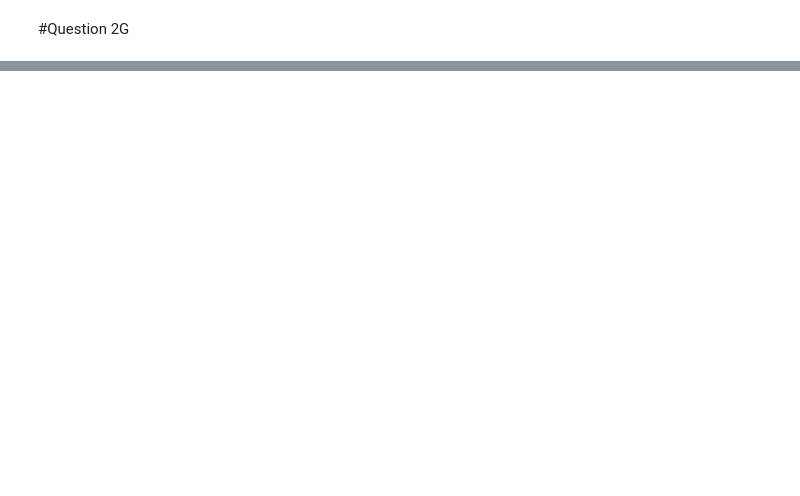
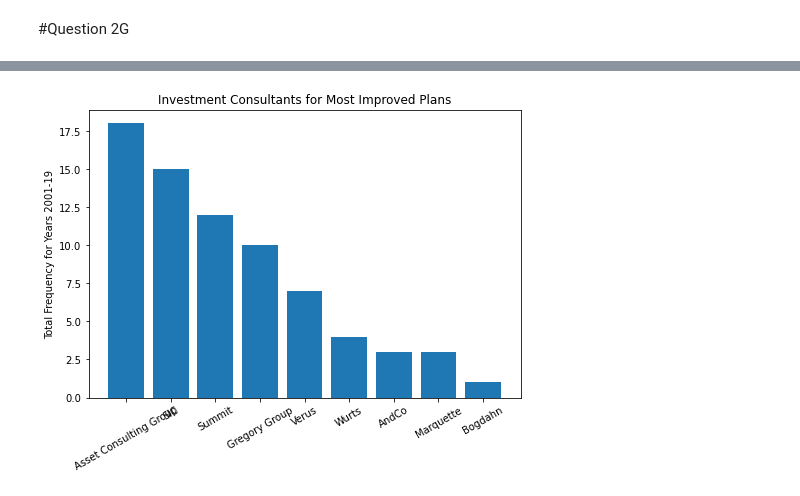
Before and after one commit to DeltaDeutsch/PPD-Group-Project, a Jupyter notebook: PPD Group Final.ipynb, the cells around one changed output, grey strips where cells are left out. Drawn from its saved outputs; the diff is of its cells as text; code cells hidden in the pictures; blank space fills up the shorter version.

```diff
--- a/PPD Group Final.ipynb
+++ b/PPD Group Final.ipynb
@@ -430,0 +491,14 @@ In general, we see that as funding ratio rises, expense ratio generally rises as
+# %%
+fig = plt.figure()
+ax = fig.add_axes([0,0,1,1])
+plt.title('Investment Consultants for Most Improved Plans')
+Investment_Consultants = ['Asset Consulting Group','SIC','Summit','Gregory Group','Verus','Wurts', 'AndCo', 'Marquette', 'Bogdahn']
+#x = arange(len(Investment_Consultants))
+x = Investment_Consultants
+plt.xticks(x = Investment_Consultants,rotation=30)
+Frequency_Use_by_Plans = [18,15,12,10,7,4,3,3,1]
+ax.bar(Investment_Consultants,Frequency_Use_by_Plans)
+ax.set_ylabel('Total Frequency for Years 2001-19')
+plt.show()
+# %% [output]
+[figure, added]
```
Also changed, not shown: parts of 11 cells of this notebook, 1 other file.
